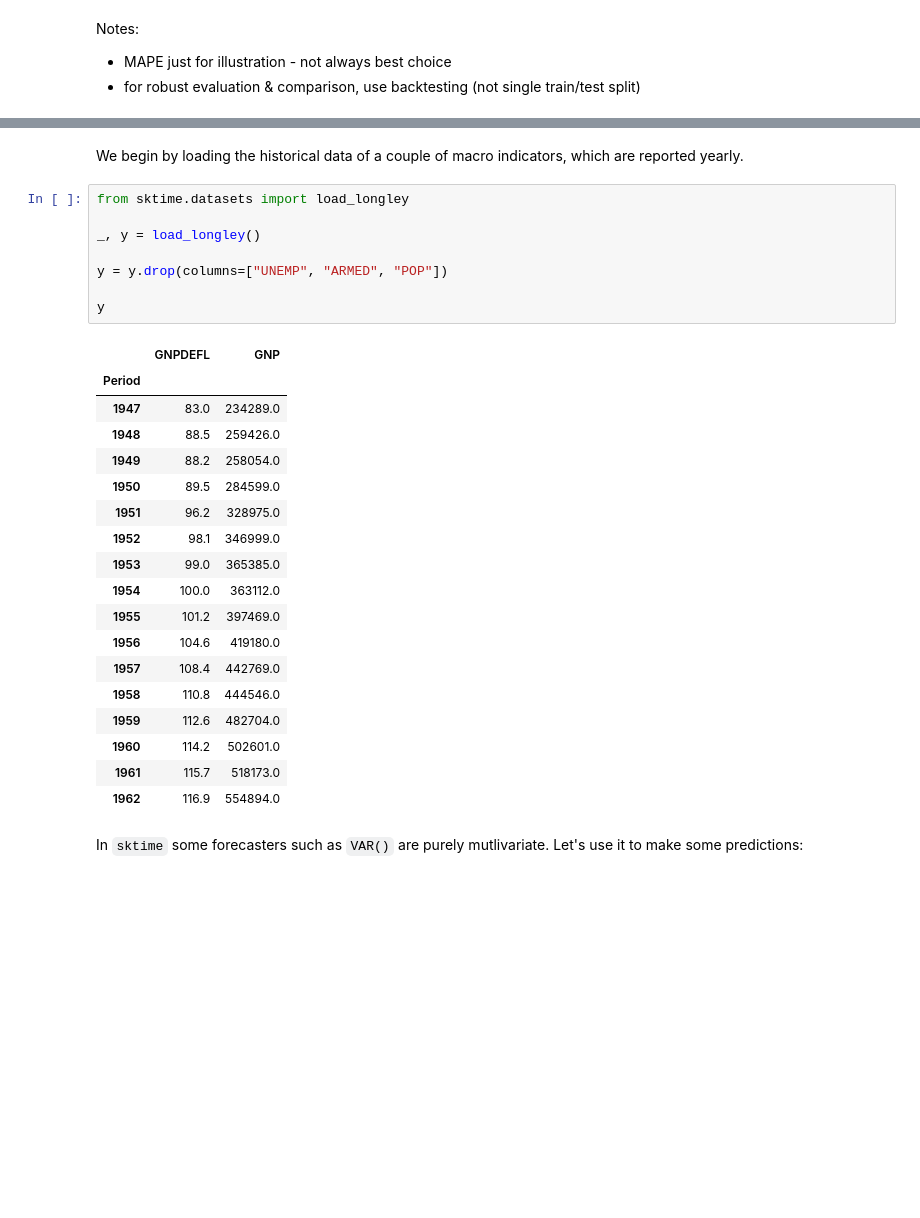
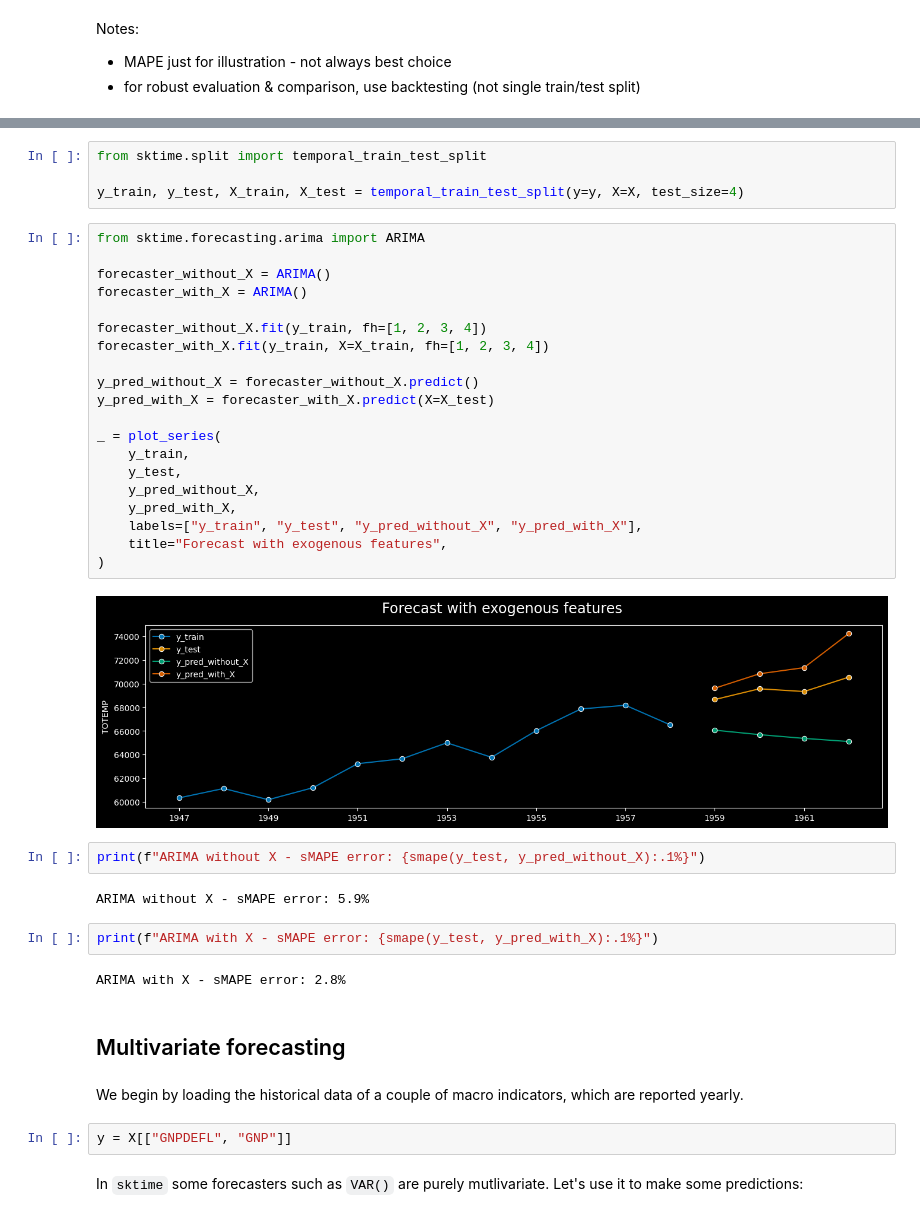
Before and after one commit to sktime/sktime-tutorial-pydata-global-2023, a Jupyter notebook: notebooks/02_forecasting.ipynb, the cells around one changed output, grey strips where cells are left out. Cells and saved outputs as stored; diff of their text form; blank space fills up the shorter version.

```diff
--- a/notebooks/02_forecasting.ipynb
+++ b/notebooks/02_forecasting.ipynb
@@ -311,32 +100,43 @@ Let's explore how `sktime` enables multivariate forecasting for this use-case.
+# %%
+from sktime.split import temporal_train_test_split
+
+y_train, y_test, X_train, X_test = temporal_train_test_split(y=y, X=X, test_size=4)
+# %%
+from sktime.forecasting.arima import ARIMA
+
+forecaster_without_X = ARIMA()
+forecaster_with_X = ARIMA()
+
+forecaster_without_X.fit(y_train, fh=[1, 2, 3, 4])
+forecaster_with_X.fit(y_train, X=X_train, fh=[1, 2, 3, 4])
+
+y_pred_without_X = forecaster_without_X.predict()
+y_pred_with_X = forecaster_with_X.predict(X=X_test)
+
+_ = plot_series(
+    y_train,
+    y_test,
+    y_pred_without_X,
+    y_pred_with_X,
+    labels=["y_train", "y_test", "y_pred_without_X", "y_pred_with_X"],
+    title="Forecast with exogenous features",
+)
+# %% [output]
+[figure, added]
+# %%
+print(f"ARIMA without X - sMAPE error: {smape(y_test, y_pred_without_X):.1%}")
+# %% [output]
+ARIMA without X - sMAPE error: 5.9%
+# %%
+print(f"ARIMA with X - sMAPE error: {smape(y_test, y_pred_with_X):.1%}")
+# %% [output]
+ARIMA with X - sMAPE error: 2.8%
+# %% [markdown]
+## Multivariate forecasting
 # %% [markdown]
 We begin by loading the historical data of a couple of macro indicators, which are reported yearly.
-# %%
-from sktime.datasets import load_longley
-
-_, y = load_longley()
-
-y = y.drop(columns=["UNEMP", "ARMED", "POP"])
-
-y
-# %% [output]
-|  | GNPDEFL | GNP |
-| Period |  |  |
-| 1947 | 83.0 | 234289.0 |
-| 1948 | 88.5 | 259426.0 |
-| 1949 | 88.2 | 258054.0 |
-| 1950 | 89.5 | 284599.0 |
-| 1951 | 96.2 | 328975.0 |
-| 1952 | 98.1 | 346999.0 |
-| 1953 | 99.0 | 365385.0 |
-| 1954 | 100.0 | 363112.0 |
-| 1955 | 101.2 | 397469.0 |
-| 1956 | 104.6 | 419180.0 |
-| 1957 | 108.4 | 442769.0 |
-| 1958 | 110.8 | 444546.0 |
-| 1959 | 112.6 | 482704.0 |
-| 1960 | 114.2 | 502601.0 |
-| 1961 | 115.7 | 518173.0 |
-| 1962 | 116.9 | 554894.0 |
+# %%
+y = X[["GNPDEFL", "GNP"]]
 # %% [markdown]
 In `sktime` some forecasters such as `VAR()` are purely mutlivariate. Let's use it to make some predictions:
 # %%
```
Also changed, not shown: parts of 115 cells of this notebook, 4 other files.
